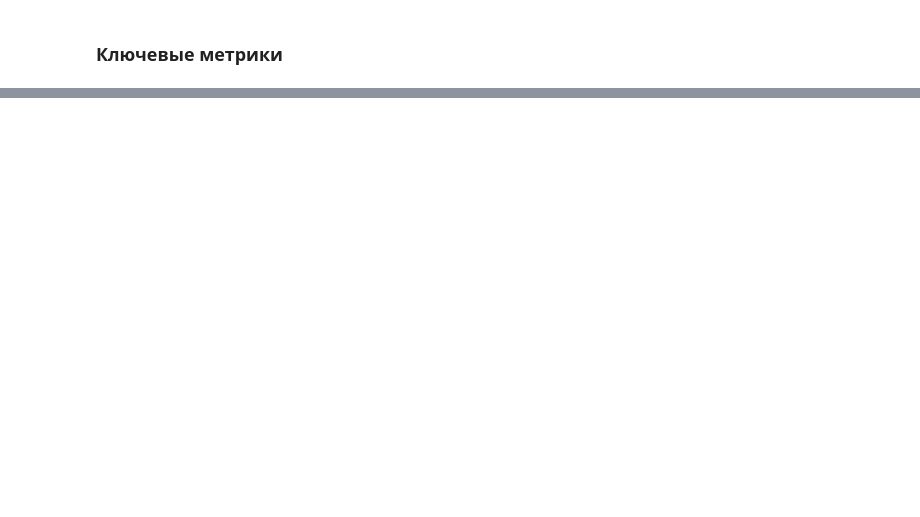
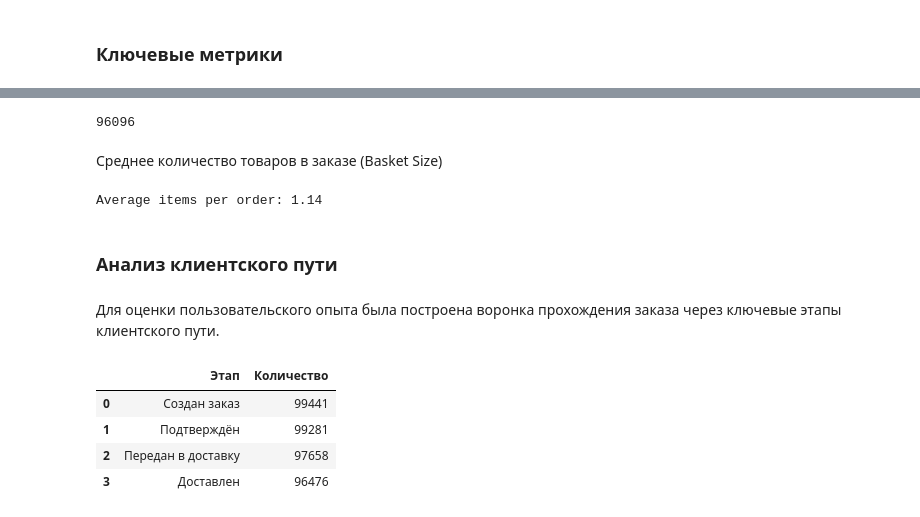
Before and after one commit to Malentaaa/product-analytics-project, a Jupyter notebook: project.ipynb, the cells around one changed output, grey strips where cells are left out. Cells and saved outputs as stored; diff of their text form; code cells hidden in the pictures; blank space fills up the shorter version.

```diff
--- a/project.ipynb
+++ b/project.ipynb
@@ -935,0 +1004,50 @@ dtype: float64
+# %%
+customers['customer_unique_id'].nunique()
+# %% [output]
+96096
+# %% [markdown]
+Среднее количество товаров в заказе (Basket Size)
+# %%
+avg_items = (
+    items
+    .groupby('order_id')['order_item_id']
+    .count()
+    .mean()
+)
+
+print(f'Average items per order: {avg_items:.2f}')
+# %% [output]
+Average items per order: 1.14
+# %% [markdown]
+### Анализ клиентского пути
+# %% [markdown]
+Для оценки пользовательского опыта была построена воронка прохождения заказа через ключевые этапы клиентского пути.
+# %%
+funnel = {
+    'Создан заказ': orders['order_id'].nunique(),
+
+    'Подтверждён': orders[
+        orders['order_approved_at'].notna()
+    ]['order_id'].nunique(),
+
+    'Передан в доставку': orders[
+        orders['order_delivered_carrier_date'].notna()
+    ]['order_id'].nunique(),
+
+    'Доставлен': orders[
+        orders['order_delivered_customer_date'].notna()
+    ]['order_id'].nunique()
+}
+
+funnel_df = pd.DataFrame({
+    'Этап': funnel.keys(),
+    'Количество': funnel.values()
+})
+
+funnel_df
+# %% [output]
+|  | Этап | Количество |
+| 0 | Создан заказ | 99441 |
+| 1 | Подтверждён | 99281 |
+| 2 | Передан в доставку | 97658 |
+| 3 | Доставлен | 96476 |
```
Also changed, not shown: parts of 20 cells of this notebook.
